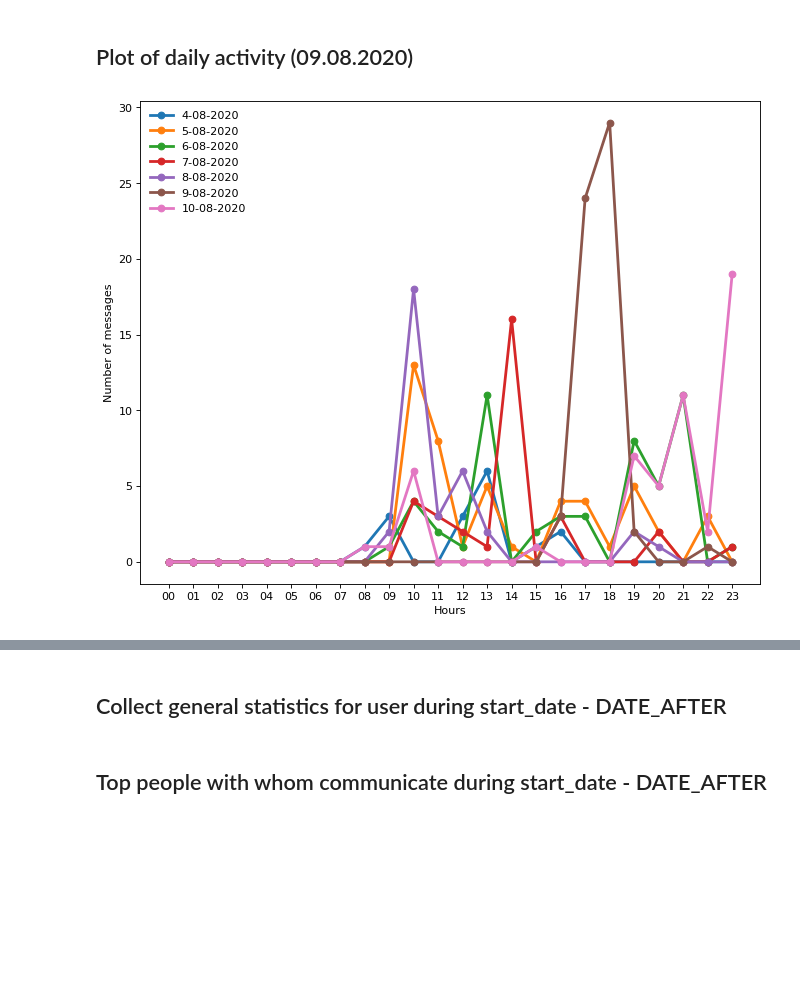
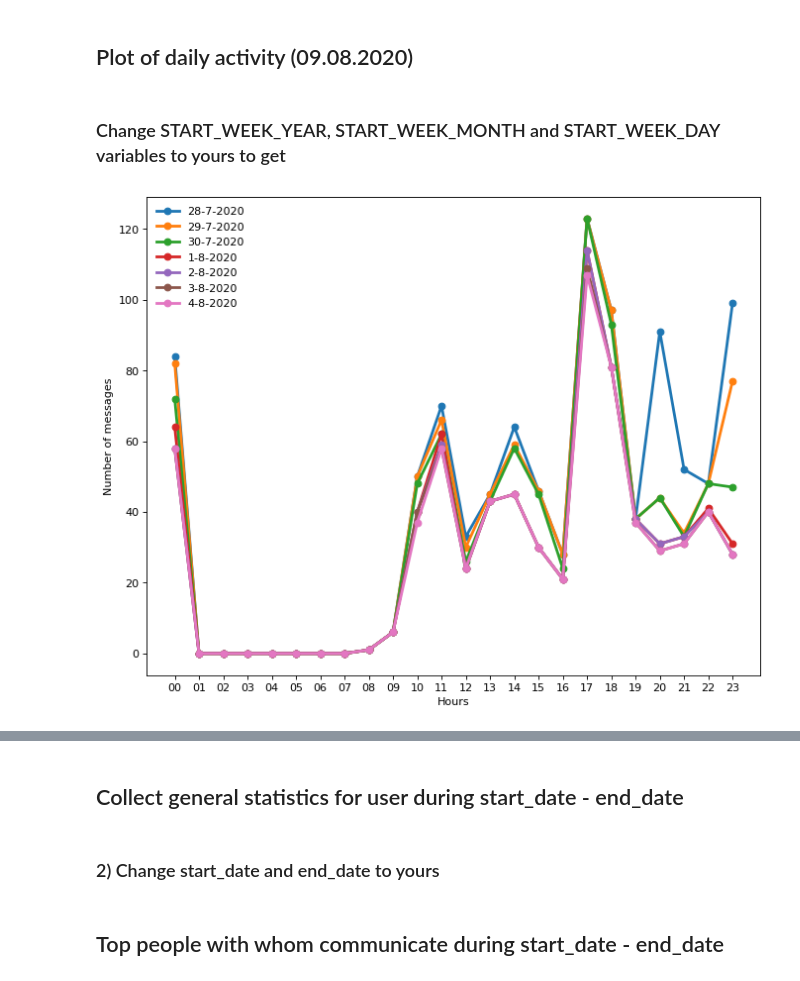
Before and after one commit to denysgerasymuk799/Dialogs-To-Value, a Jupyter notebook: 3_dialogs_analysis.ipynb, the cells around one changed output, grey strips where cells are left out. Drawn from its saved outputs; the diff is of its cells as text; code cells hidden in the pictures; blank space fills up the shorter version.

Commit message:
- add comments to steps in 3_dialogs_analysis.ipynb - improve get_daily_activity and acive_minutes_per_day functions

```diff
--- a/3_dialogs_analysis.ipynb
+++ b/3_dialogs_analysis.ipynb
@@ -14,12 +17,9 @@ import plotly.graph_objects as go
 # %%
-# 1) Change USER_ID and paths to your dir locations=======================================
-# you can get your USER_ID from downloaded csv files
-
 # set paths to dirs in data dir
 path_data_dir = os.path.join(os.getcwd(), "data")
 
 path_dialogs_meta_dir = os.path.join(path_data_dir, "dialogs_meta")
-path_dialogs_dir = os.path.join(path_data_dir, "dialogs")
+path_dialogs_csv_dir = os.path.join(path_data_dir, "dialogs")
 
 path_to_dialogs_info = os.path.join("data", "processed_dialog_files", "dialogs_info.json")
 
@@ -109,55 +108,73 @@ def get_user_daily_activity(dialogs_info, dialog_type, user_id_get_msg, start_da
     x, y = zip(*lists)
 
     return x, y, lists
+# %% [markdown]
+### Change START_WEEK_YEAR, START_WEEK_MONTH and START_WEEK_DAY variables to yours to get
 # %%
-# TODO: 1. add some explanation to the plot: title, labels for axises, maybe legend. Now it tells nothing
-# TODO: 2. fix KeyError: '24'
-
-
 figure(num=None, figsize=(10, 8), dpi=80, facecolor='w', edgecolor='k')
 fig = go.Figure()
 
+START_WEEK_YEAR = 2020
+START_WEEK_MONTH = 7
+START_WEEK_DAY = 28
+
 for i in range(7):
-    start_date = datetime.datetime(2020, 8, 3 + i, 0, 0, 0)
-    date_after = datetime.datetime(2020, 8, 4 + i, 0, 0, 0)
+    week_day = START_WEEK_DAY + i
+    next_day = START_WEEK_DAY + i + 1
+    day_month = START_WEEK_MONTH
+    next_day_month = START_WEEK_MONTH
 
-    x, y, lists = get_user_daily_activity(dialogs_info, "Private dialog", USER_ID, start_date, date_after)
+    if week_day >= 31:
+        week_day = week_day % 31 + 1
+        day_month = START_WEEK_MONTH + 1
+
+    if next_day >= 31:
+        next_day = next_day % 31 + 1
+        next_day_month = START_WEEK_MONTH + 1
+
+    start_date = datetime.datetime(START_WEEK_YEAR, day_month,
+                                    week_day, 0, 0, 0)
+
+    end_date = datetime.datetime(START_WEEK_YEAR, next_day_month,
+                                    next_day, 0, 0, 0)
+
+    x, y, lists = get_user_daily_activity(dialogs_info, "Private dialog", USER_ID, start_date, end_date)
 
     fig.add_trace(go.Bar(
         y=x,
         x=y,
-        name="{}-08-2020".format(4 + i),
+        name=f"{week_day}-{day_month}-{START_WEEK_YEAR}",
         orientation='h',
         marker=dict(
             line=dict(color='rgb(105, 105, 105, 1.0)', width=3)
         )
     ))
-    plt.plot(x, y, linewidth=2.5, marker='o', linestyle="-", label="{}-08-2020".format(4 + i))
+    plt.plot(x, y, linewidth=2.5, marker='o', linestyle="-", label=f"{week_day}-{day_month}-{START_WEEK_YEAR}")
 
 plt.xticks([i for i in range(0, 24)])
 plt.xlabel("Hours")
 plt.ylabel("Number of messages")
 plt.legend(loc='upper left', frameon=False)
 plt.show()
 
 # show comparing bar
 fig.update_layout(
     barmode='stack',
     autosize=False,
     width=800,
     height=800,
     yaxis = dict(
             title='Hours',
             titlefont_size=16,
             tickfont_size=14,
             tickmode = 'array',
             tickvals = [i for i in range(24)]),
     xaxis = dict(
             title='Number of messages',
             titlefont_size=16,
             tickfont_size=14)
 )
 fig.show()
 # %% [output]
-[figure, old version]
+[figure, new version]
 [interactive output not drawn]
@@ -165,3 +181,3 @@ fig.show()
 # %% [markdown]
-## Collect general statistics for user during start_date - DATE_AFTER
+## Collect general statistics for user during start_date - end_date
 # %%
@@ -263,0 +266,2 @@ df["id"] = [i for i in range(df.index[-1] + 1)]
+# %% [markdown]
+### 2) Change start_date and end_date to yours
@@ -264,4 +276,4 @@ df["id"] = [i for i in range(df.index[-1] + 1)]
 # %% [markdown]
-## Top people with whom communicate during start_date - DATE_AFTER
+## Top people with whom communicate during start_date - end_date
 # %%
 df, average_n_received_msgs, average_n_received_words = get_statistics_msgs(df, USER_ID, "Private dialog", "received",
```
Also changed, not shown: parts of 15 cells of this notebook.
